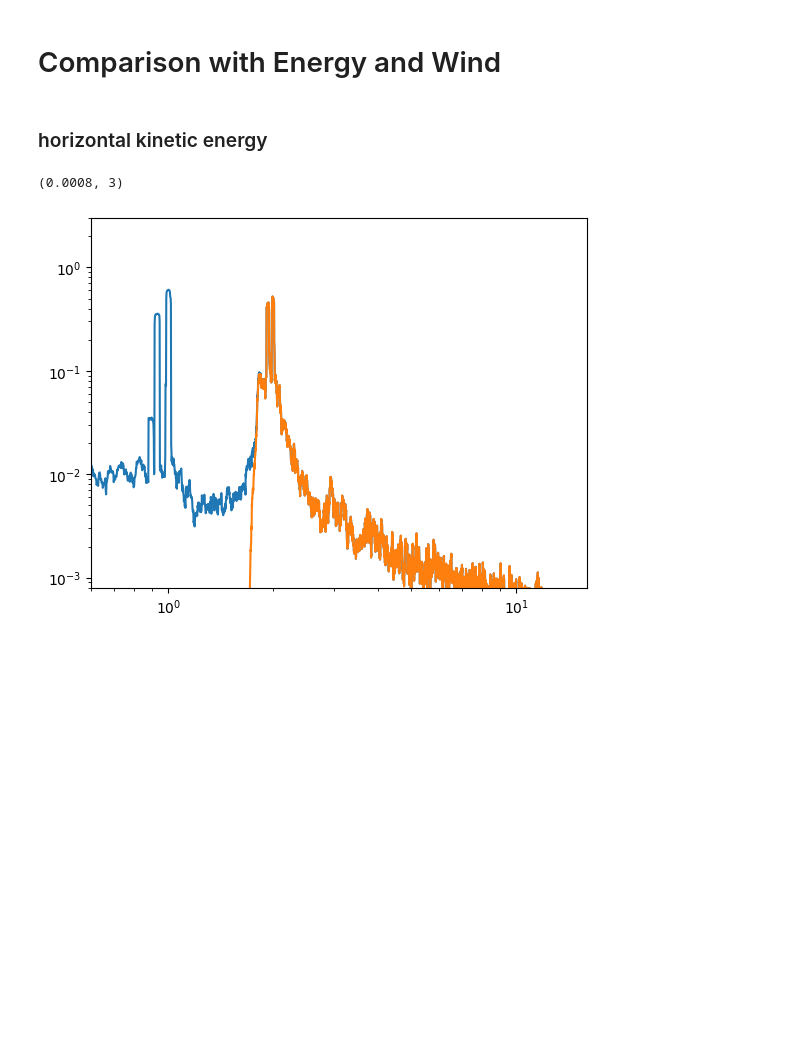
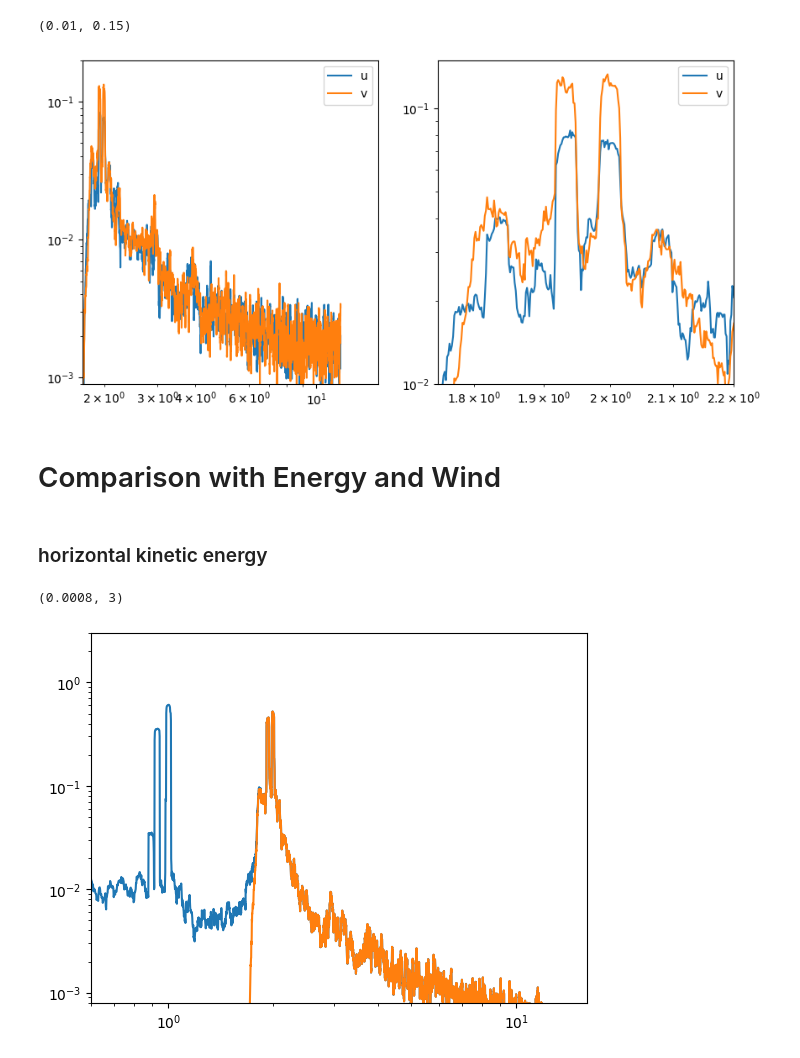
Before and after one commit to opinner/pinner2026_JPO_code, a Jupyter notebook: notebooks/exploratory/_Trial_and_Error.ipynb, the cells around one changed output. Drawn from its saved outputs; the diff is of its cells as text; code cells hidden in the pictures; blank space fills up the shorter version.

```diff
--- a/notebooks/exploratory/_Trial_and_Error.ipynb
+++ b/notebooks/exploratory/_Trial_and_Error.ipynb
@@ -1,3 +35,28 @@
+# %%
+MEASUREMENT_PERIOD = 1 / 24
+TIME_BANDWIDTH_PRODUCT = 10
+u_freq, u_spectrum = pinner2026_jpo_code.spectra.total_multitaper(
+    (lower_u_fN - upper_u_fN).to_numpy(), dt=MEASUREMENT_PERIOD, P=TIME_BANDWIDTH_PRODUCT
+)
+v_freq, v_spectrum = pinner2026_jpo_code.spectra.total_multitaper(
+    (lower_v_fN - upper_v_fN).to_numpy(), dt=MEASUREMENT_PERIOD, P=TIME_BANDWIDTH_PRODUCT
+)
+
+fig, ax = plt.subplots(ncols=2, figsize=(10, 5))
+ax[0].loglog(u_freq, u_spectrum, label="u")
+ax[0].loglog(v_freq, v_spectrum, label="v")
+ax[0].legend()
+ax[0].set_xlim(1.7, 16)
+ax[0].set_ylim(9e-4, 0.2)
+
+ax[1].loglog(u_freq, u_spectrum, label="u")
+ax[1].loglog(v_freq, v_spectrum, label="v")
+ax[1].legend()
+ax[1].set_xlim(1.75, 2.2)
+ax[1].set_ylim(1e-2, 0.15)
+# %% [output]
+(0.01, 0.15)
+[figure, added]
 # %% [markdown]
 # Comparison with Energy and Wind
 # %% [markdown]
```
Also changed, not shown: parts of 4 cells of this notebook.
